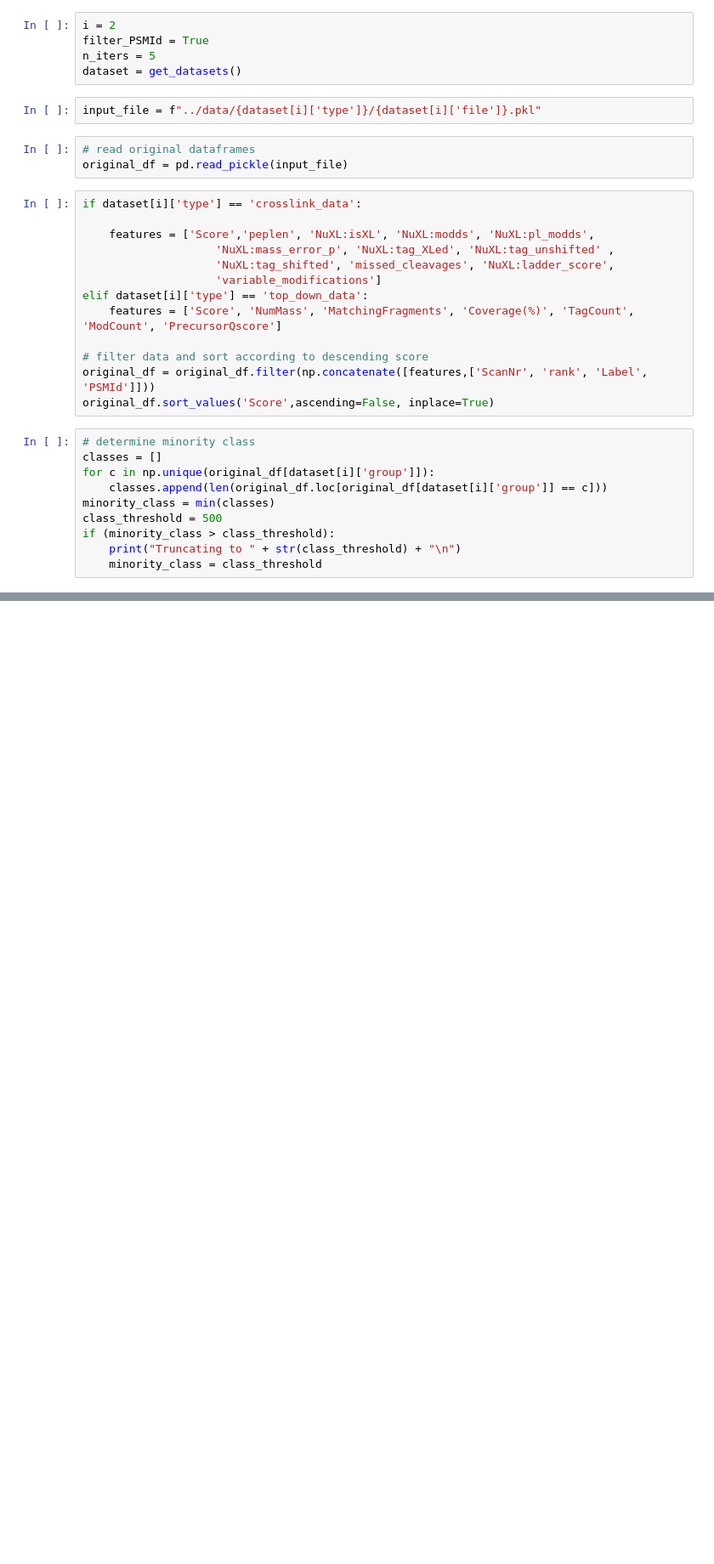
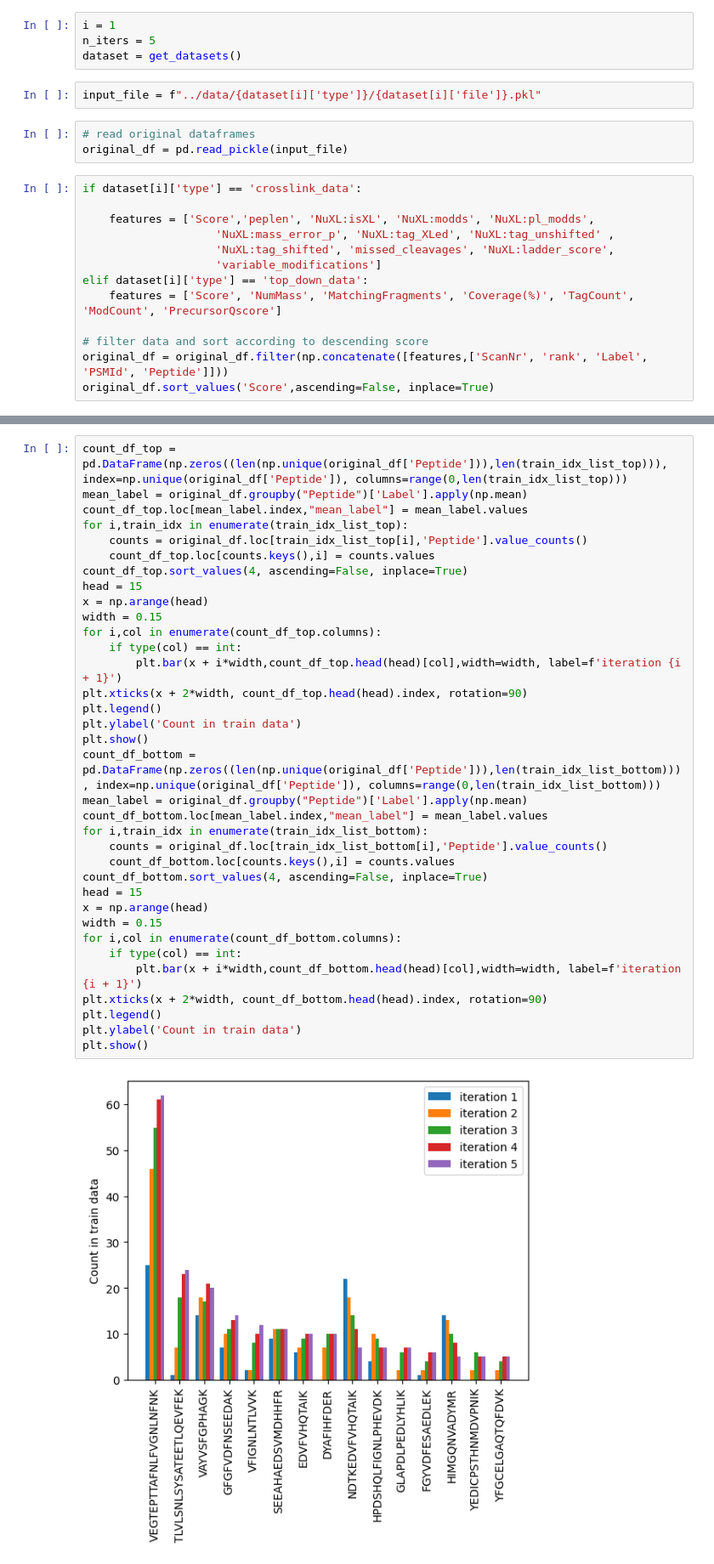
Before and after one commit to neelie01/Research-Project, a Jupyter notebook: src/pipeline.ipynb, the cells around one changed output, grey strips where cells are left out. Shown at 85% size. Saved outputs shown, nothing was run; the diff lists cells and outputs as text; blank space fills up the shorter version.

```diff
--- a/src/pipeline.ipynb
+++ b/src/pipeline.ipynb
@@ -11,7 +11,6 @@ from functions import get_target_id, get_datasets, rerank
 import re
 # %%
-i = 2
-filter_PSMId = True
+i = 1
 n_iters = 5
 dataset = get_datasets()
 # %%
@@ -30,15 +29,5 @@ elif dataset[i]['type'] == 'top_down_data':
     features = ['Score', 'NumMass', 'MatchingFragments', 'Coverage(%)', 'TagCount', 'ModCount', 'PrecursorQscore']
 
 # filter data and sort according to descending score
-original_df = original_df.filter(np.concatenate([features,['ScanNr', 'rank', 'Label', 'PSMId']]))
+original_df = original_df.filter(np.concatenate([features,['ScanNr', 'rank', 'Label', 'PSMId', 'Peptide']]))
 original_df.sort_values('Score',ascending=False, inplace=True)
-# %%
-# determine minority class
-classes = []
-for c in np.unique(original_df[dataset[i]['group']]):
-    classes.append(len(original_df.loc[original_df[dataset[i]['group']] == c]))
-minority_class = min(classes)
-class_threshold = 500
-if (minority_class > class_threshold):
-    print("Truncating to " + str(class_threshold) + "\n")
-    minority_class = class_threshold
@@ -154,0 +232,37 @@ See the caveats in the documentation: https://pandas.pydata.org/pandas-docs/stab
+# %%
+count_df_top = pd.DataFrame(np.zeros((len(np.unique(original_df['Peptide'])),len(train_idx_list_top))), index=np.unique(original_df['Peptide']), columns=range(0,len(train_idx_list_top)))
+mean_label = original_df.groupby("Peptide")['Label'].apply(np.mean)
+count_df_top.loc[mean_label.index,"mean_label"] = mean_label.values
+for i,train_idx in enumerate(train_idx_list_top):
+    counts = original_df.loc[train_idx_list_top[i],'Peptide'].value_counts()
+    count_df_top.loc[counts.keys(),i] = counts.values
+count_df_top.sort_values(4, ascending=False, inplace=True)
+head = 15
+x = np.arange(head)
+width = 0.15
+for i,col in enumerate(count_df_top.columns):
+    if type(col) == int:
+        plt.bar(x + i*width,count_df_top.head(head)[col],width=width, label=f'iteration {i + 1}')
+plt.xticks(x + 2*width, count_df_top.head(head).index, rotation=90)
+plt.legend()
+plt.ylabel('Count in train data')
+plt.show()
+count_df_bottom = pd.DataFrame(np.zeros((len(np.unique(original_df['Peptide'])),len(train_idx_list_bottom))), index=np.unique(original_df['Peptide']), columns=range(0,len(train_idx_list_bottom)))
+mean_label = original_df.groupby("Peptide")['Label'].apply(np.mean)
+count_df_bottom.loc[mean_label.index,"mean_label"] = mean_label.values
+for i,train_idx in enumerate(train_idx_list_bottom):
+    counts = original_df.loc[train_idx_list_bottom[i],'Peptide'].value_counts()
+    count_df_bottom.loc[counts.keys(),i] = counts.values
+count_df_bottom.sort_values(4, ascending=False, inplace=True)
+head = 15
+x = np.arange(head)
+width = 0.15
+for i,col in enumerate(count_df_bottom.columns):
+    if type(col) == int:
+        plt.bar(x + i*width,count_df_bottom.head(head)[col],width=width, label=f'iteration {i + 1}')
+plt.xticks(x + 2*width, count_df_bottom.head(head).index, rotation=90)
+plt.legend()
+plt.ylabel('Count in train data')
+plt.show()
+# %% [output]
+[figure, added]
```
Also changed, not shown: parts of 15 cells of this notebook, 4 other files.
